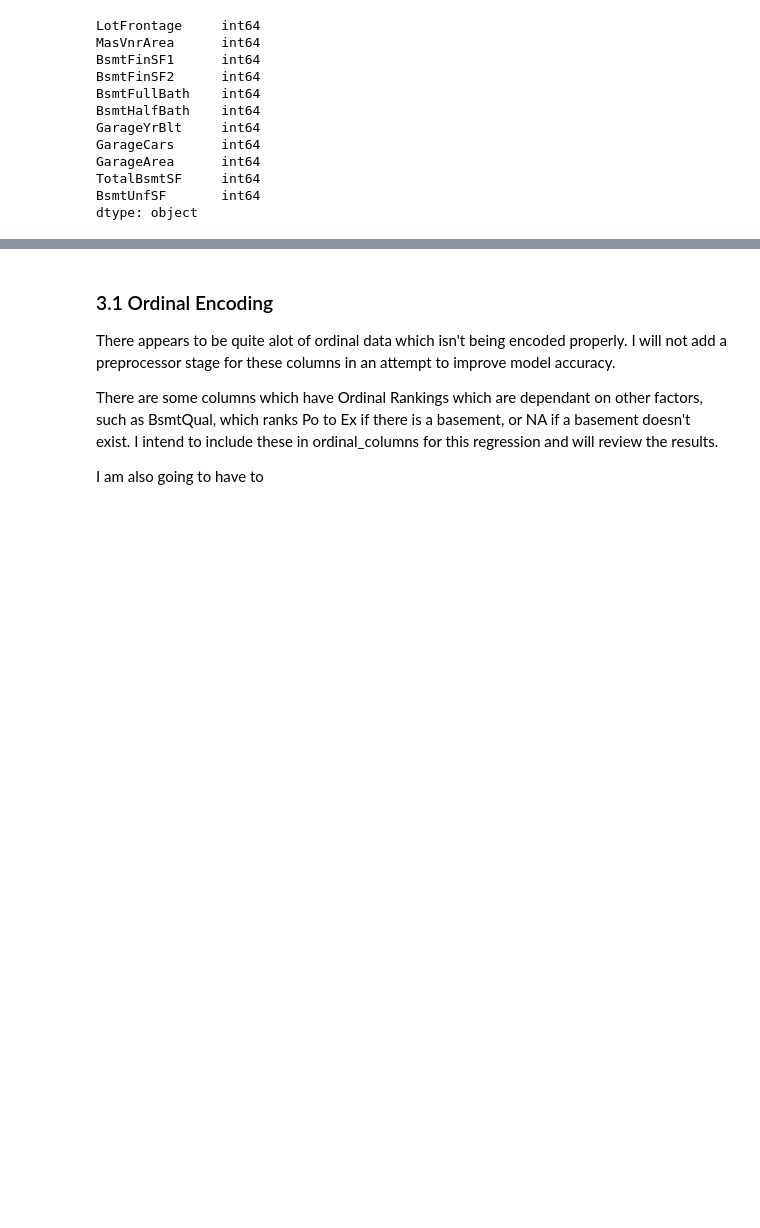
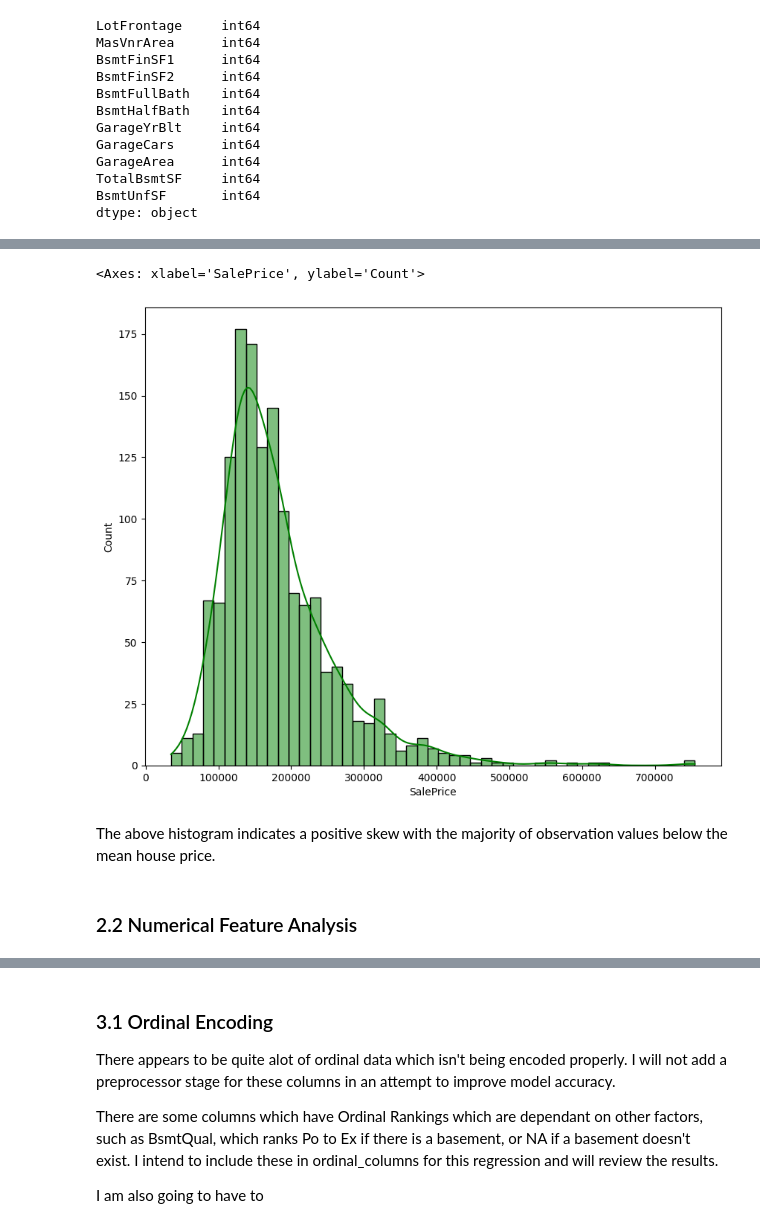
Before and after one commit to Mark-Barbaric/Kaggle, a Jupyter notebook: housing/housing_workbook_v1.ipynb, the cells around one changed output, grey strips where cells are left out. Drawn from its saved outputs; the diff is of its cells as text; code cells hidden in the pictures; blank space fills up the shorter version.

Commit message:
AP-13 - tidying up workbook and working on improving Ordinal Encoding.

```diff
--- a/housing/housing_workbook_v1.ipynb
+++ b/housing/housing_workbook_v1.ipynb
@@ -24,3 +21,15 @@ MAX_CARDINALITY = 11
+# %%
+SUBMISSION_VERSION = "v2"
+MAX_CARDINALITY = 11
+Y_COLUMN = 'SalePrice'
+NUMERICAL_COLS = ['LotFrontage', 'LotArea', 'Fireplaces', 'YearBuilt', 'YearRemodAdd', 'MasVnrArea', 'BsmtFinSF1', 'BsmtFinSF2',
+                         '1stFlrSF', '2ndFlrSF', 'LowQualFinSF', 'GrLivArea', 'BsmtFullBath', 'BsmtHalfBath', 'FullBath', 'HalfBath',
+                         'Fireplaces', 'GarageYrBlt', 'GarageCars', 'GarageArea', 'WoodDeckSF', 'TotalBsmtSF', 'BsmtUnfSF',
+                         'OpenPorchSF', 'EnclosedPorch', '3SsnPorch', 'ScreenPorch', 'PoolArea', 'MiscVal', 'MoSold', 'YrSold']
+ORDINAL_COLS = ['LandSlope', 'OverallQual', 'OverallCond', 'ExterQual', 'ExterCond',
+                'BsmtQual', 'BsmtCond', 'BsmtExposure',
+                'BsmtFinType1', 'BsmtFinType2', 'HeatingQC', 'KitchenQual', 'FireplaceQu', 'GarageFinish', 'GarageQual', 'GarageCond',
+                'PoolQC', 'Fence']
 # %% [markdown]
 ## 1. Data Import and Basic Preprocessing
 # %% [markdown]
@@ -114,5 +118,5 @@ actual_numerical_cols = ['LotFrontage', 'LotArea', 'Fireplaces', 'YearBuilt', 'Y
 # %%
-train_df_incorrect_numerical_types = [cname for cname in actual_numerical_cols if train_df[cname].dtype == object]
+train_df_incorrect_numerical_types = [cname for cname in NUMERICAL_COLS if train_df[cname].dtype == object]
 train_df_incorrect_numerical_types
 # %% [output]
 ['LotFrontage', 'MasVnrArea', 'GarageYrBlt']
@@ -295,0 +188,3 @@ output_preds(X_test, preds_test, 'v1')
+# %%
+sale_price = train_df[Y_COLUMN]
+sale_price.describe()
@@ -295,0 +201,10 @@ output_preds(X_test, preds_test, 'v1')
+# %%
+plt.figure(figsize=(10, 8))
+sns.histplot(sale_price, color='g', kde=True)
+# %% [output]
+<Axes: xlabel='SalePrice', ylabel='Count'>
+[figure, added]
+# %% [markdown]
+The above histogram indicates a positive skew with the majority of observation values below the mean house price.
+# %% [markdown]
+### 2.2 Numerical Feature Analysis
```
Also changed, not shown: parts of 68 cells of this notebook, 2 other files.
